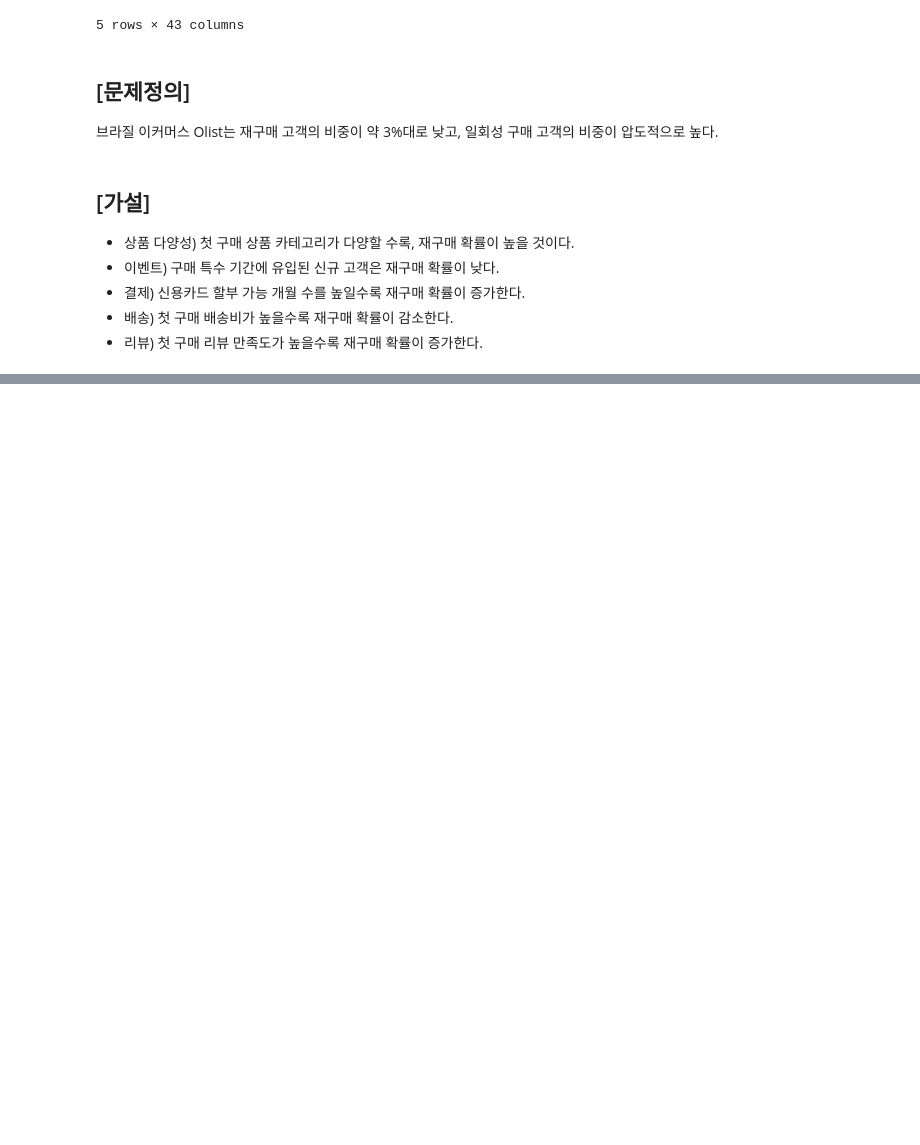
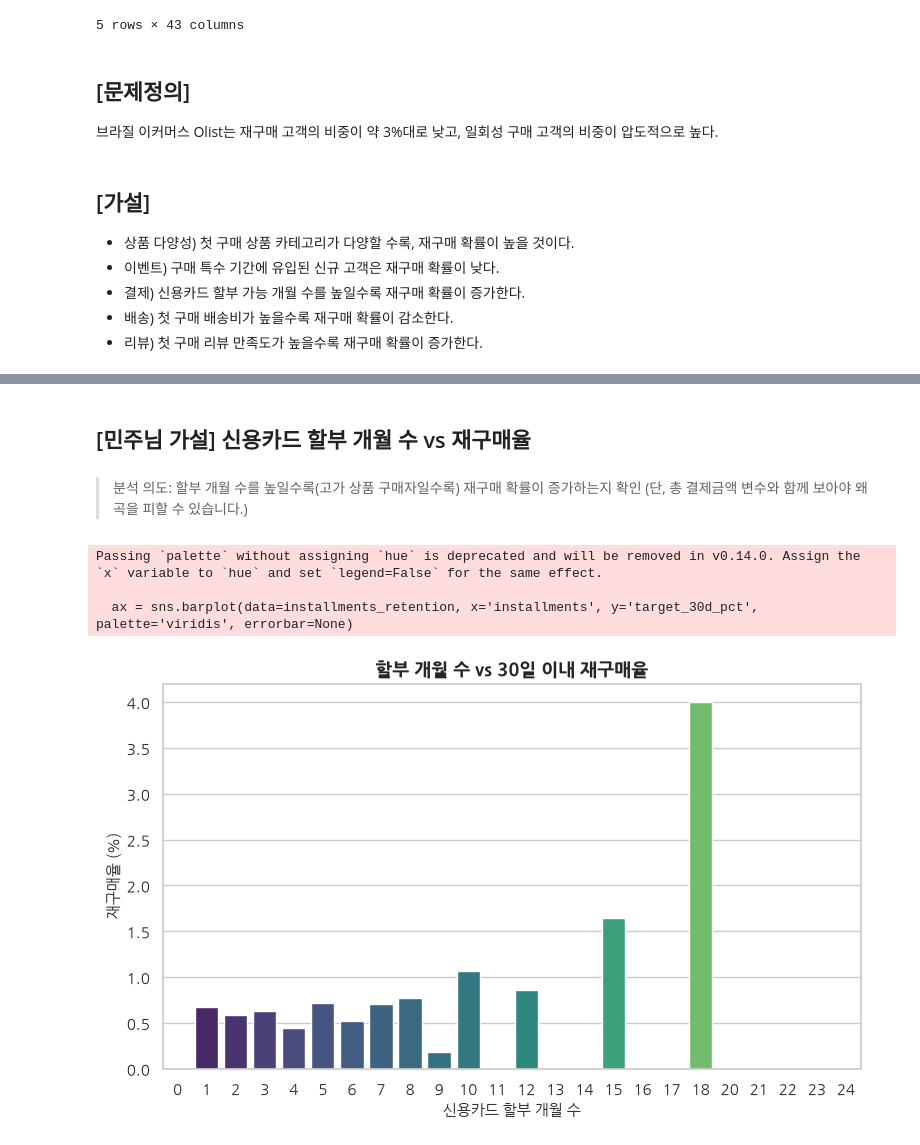
Before and after one commit to roh-git/Olist_DATA_ANALYSIS_PROJECT, a Jupyter notebook: Olist_Analysis.ipynb, the cells around one changed output, grey strips where cells are left out. Saved outputs shown, nothing was run; the diff lists cells and outputs as text; code cells hidden in the pictures; blank space fills up the shorter version.

```diff
--- a/Olist_Analysis.ipynb
+++ b/Olist_Analysis.ipynb
@@ -260,0 +400,23 @@ olist_df.head()
+# %% [markdown]
+## [민주님 가설] 신용카드 할부 개월 수 vs 재구매율
+# %% [markdown]
+> 분석 의도: 할부 개월 수를 높일수록(고가 상품 구매자일수록) 재구매 확률이 증가하는지 확인 (단, 총 결제금액 변수와 함께 보아야 왜곡을 피할 수 있습니다.)
+# %%
+import matplotlib.pyplot as plt
+import seaborn as sns
+
+# 할부 개월 수별 재구매율 계산
+installments_retention = eda_df.groupby('installments')['target_30d'].mean().reset_index()
+installments_retention['target_30d_pct'] = installments_retention['target_30d'] * 100
+
+plt.figure(figsize=(9, 5))
+ax = sns.barplot(data=installments_retention, x='installments', y='target_30d_pct', palette='viridis', errorbar=None)
+plt.title('할부 개월 수 vs 30일 이내 재구매율', fontsize=13, fontweight='bold')
+plt.xlabel('신용카드 할부 개월 수', fontsize=11)
+plt.ylabel('재구매율 (%)', fontsize=11)
+plt.show()
+# %% [output]
+Passing `palette` without assigning `hue` is deprecated and will be removed in v0.14.0. Assign the `x` variable to `hue` and set `legend=False` for the same effect.
+
+  ax = sns.barplot(data=installments_retention, x='installments', y='target_30d_pct', palette='viridis', errorbar=None)
+[figure, added]
```
Also changed, not shown: parts of 22 cells of this notebook.
